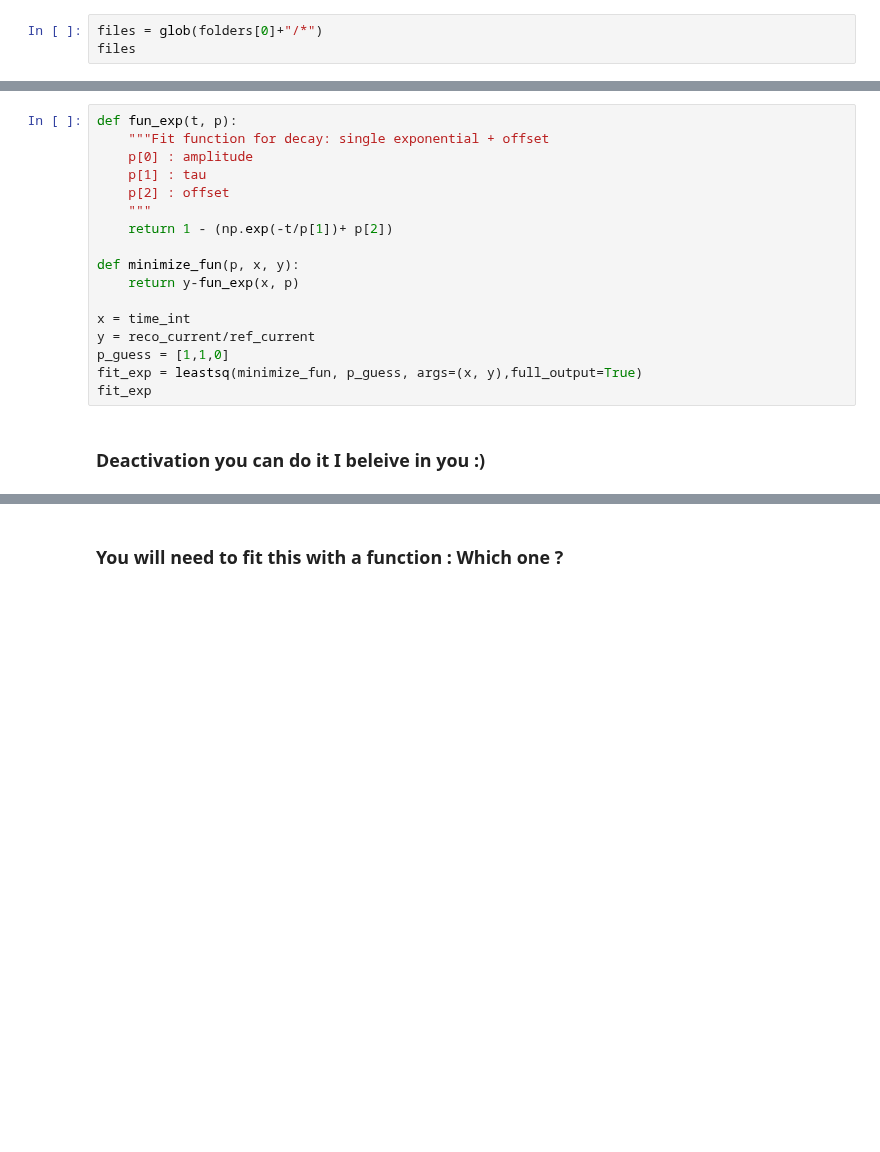
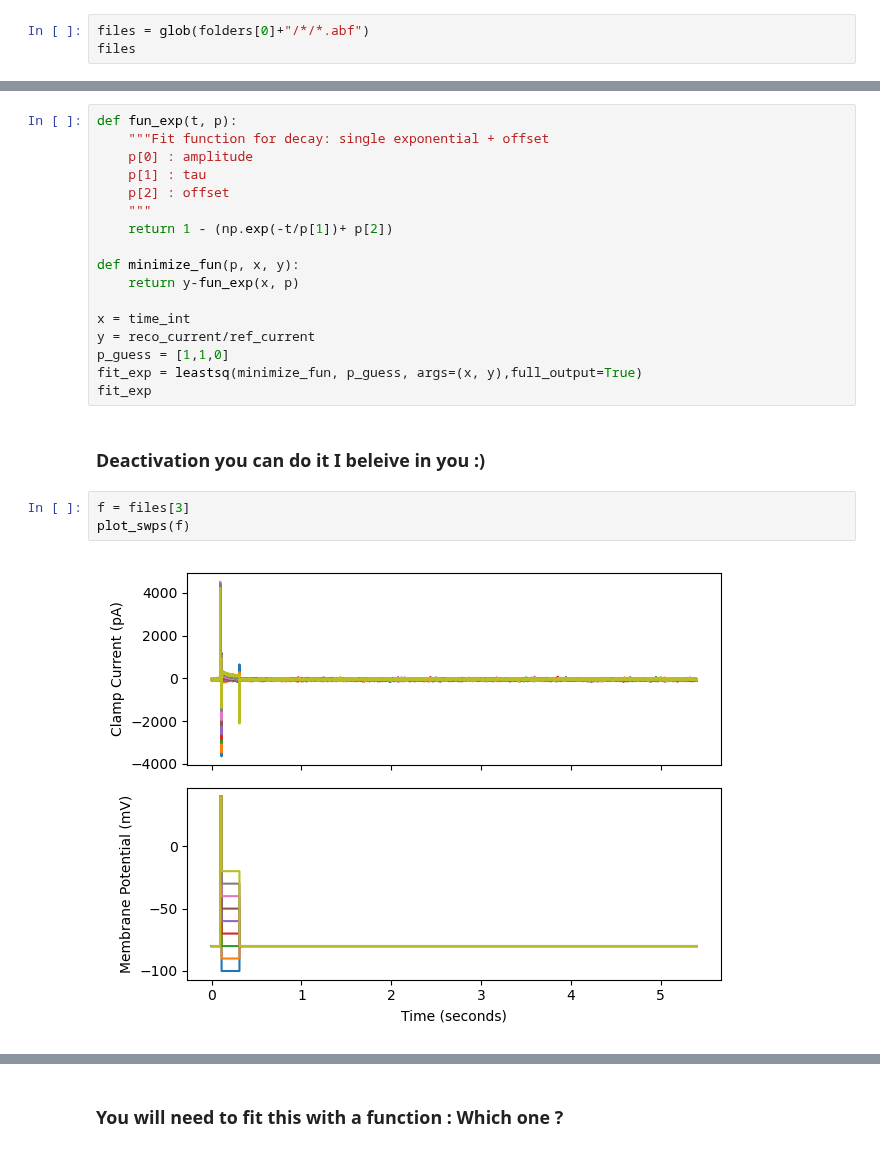
Before and after one commit to afmontarras/CSHL, a Jupyter notebook: Kv.ipynb, the cells around one changed output, grey strips where cells are left out. Drawn from its saved outputs; the diff is of its cells as text; blank space fills up the shorter version.

```diff
--- a/Kv.ipynb
+++ b/Kv.ipynb
@@ -15,6 +15,6 @@ folders
 ['/home/alan/Documents/LAB/CSHL/Data/Kv',
  '/home/alan/Documents/LAB/CSHL/Data/Nav']
 # %%
-files = glob(folders[0]+"/*")
+files = glob(folders[0]+"/*/*.abf")
 files
 # %% [output]
@@ -145,4 +143,9 @@ fit_exp = leastsq(minimize_fun, p_guess, args=(x, y),full_output=True)
 fit_exp
 # %% [markdown]
 ### Deactivation you can do it I beleive in you :)
+# %%
+f = files[3]
+plot_swps(f)
+# %% [output]
+[figure, added]
 # %%
```
Also changed, not shown: parts of 8 cells of this notebook, 1 other file.
